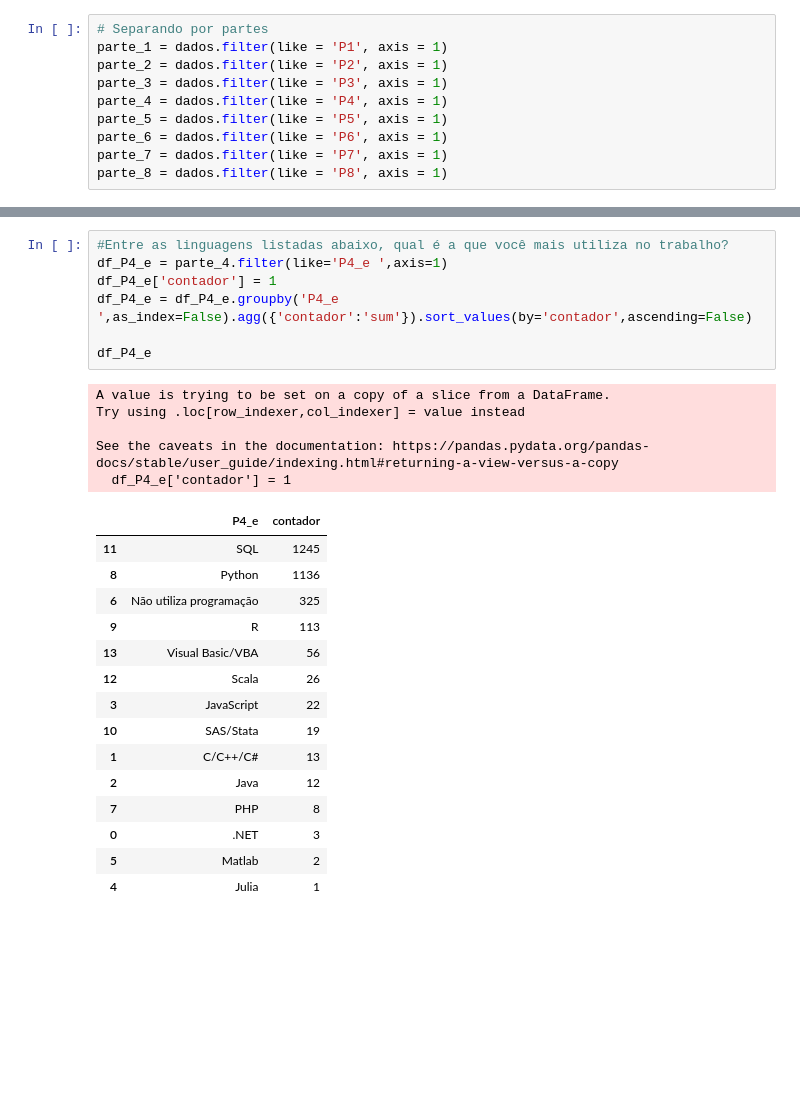
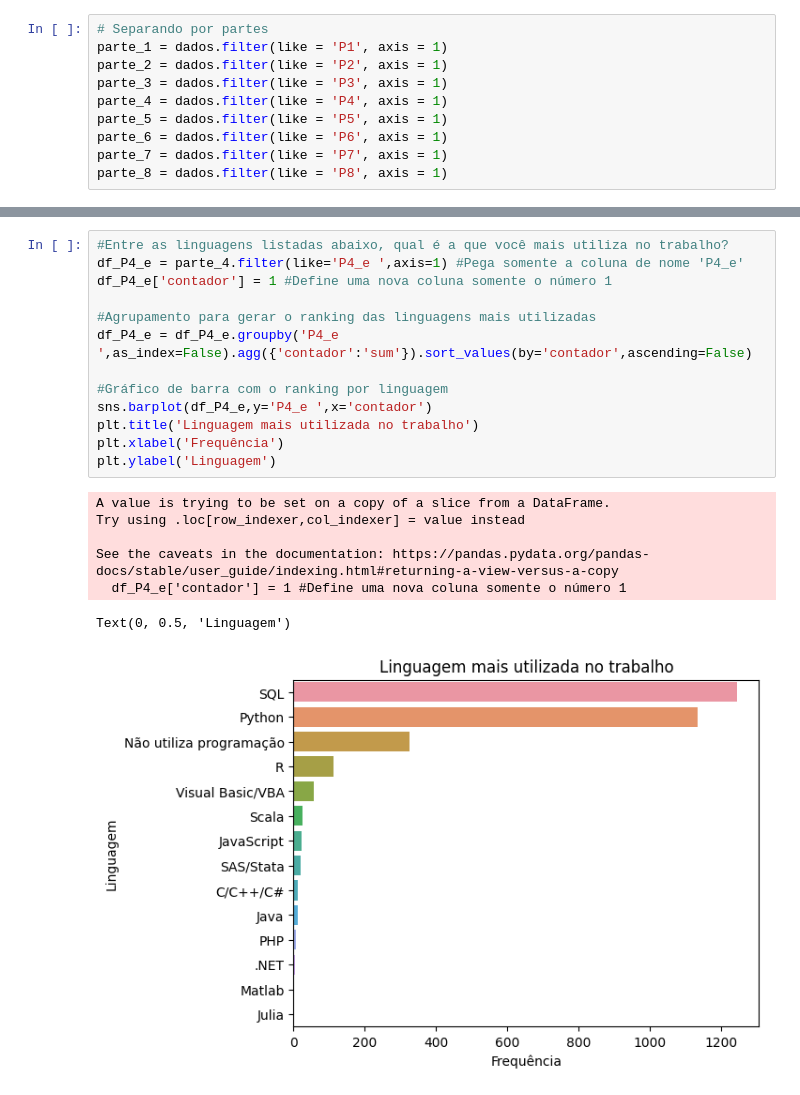
Before and after one commit to dallaqua/Trabalho_Santander_Coders_TPI, a Jupyter notebook: analise_mercado_dados_2022.ipynb, the cells around one changed output, grey strips where cells are left out. Cells and saved outputs as stored; diff of their text form; blank space fills up the shorter version.

```diff
--- a/analise_mercado_dados_2022.ipynb
+++ b/analise_mercado_dados_2022.ipynb
@@ -91,28 +139,21 @@ parte_4.columns
 # %%
 #Entre as linguagens listadas abaixo, qual é a que você mais utiliza no trabalho?
-df_P4_e = parte_4.filter(like='P4_e ',axis=1)
-df_P4_e['contador'] = 1
+df_P4_e = parte_4.filter(like='P4_e ',axis=1) #Pega somente a coluna de nome 'P4_e'
+df_P4_e['contador'] = 1 #Define uma nova coluna somente o número 1
+
+#Agrupamento para gerar o ranking das linguagens mais utilizadas
 df_P4_e = df_P4_e.groupby('P4_e ',as_index=False).agg({'contador':'sum'}).sort_values(by='contador',ascending=False)
 
-df_P4_e
+#Gráfico de barra com o ranking por linguagem
+sns.barplot(df_P4_e,y='P4_e ',x='contador')
+plt.title('Linguagem mais utilizada no trabalho')
+plt.xlabel('Frequência')
+plt.ylabel('Linguagem')
 # %% [output]
 A value is trying to be set on a copy of a slice from a DataFrame.
 Try using .loc[row_indexer,col_indexer] = value instead
 
 See the caveats in the documentation: https://pandas.pydata.org/pandas-docs/stable/user_guide/indexing.html#returning-a-view-versus-a-copy
-  df_P4_e['contador'] = 1
+  df_P4_e['contador'] = 1 #Define uma nova coluna somente o número 1
-|  | P4_e | contador |
-| 11 | SQL | 1245 |
-| 8 | Python | 1136 |
-| 6 | Não utiliza programação | 325 |
-| 9 | R | 113 |
-| 13 | Visual Basic/VBA | 56 |
-| 12 | Scala | 26 |
-| 3 | JavaScript | 22 |
-| 10 | SAS/Stata | 19 |
-| 1 | C/C++/C# | 13 |
-| 2 | Java | 12 |
-| 7 | PHP | 8 |
-| 0 | .NET | 3 |
-| 5 | Matlab | 2 |
-| 4 | Julia | 1 |
+Text(0, 0.5, 'Linguagem')
+[figure, added]
```
Also changed, not shown: parts of 11 cells of this notebook.
